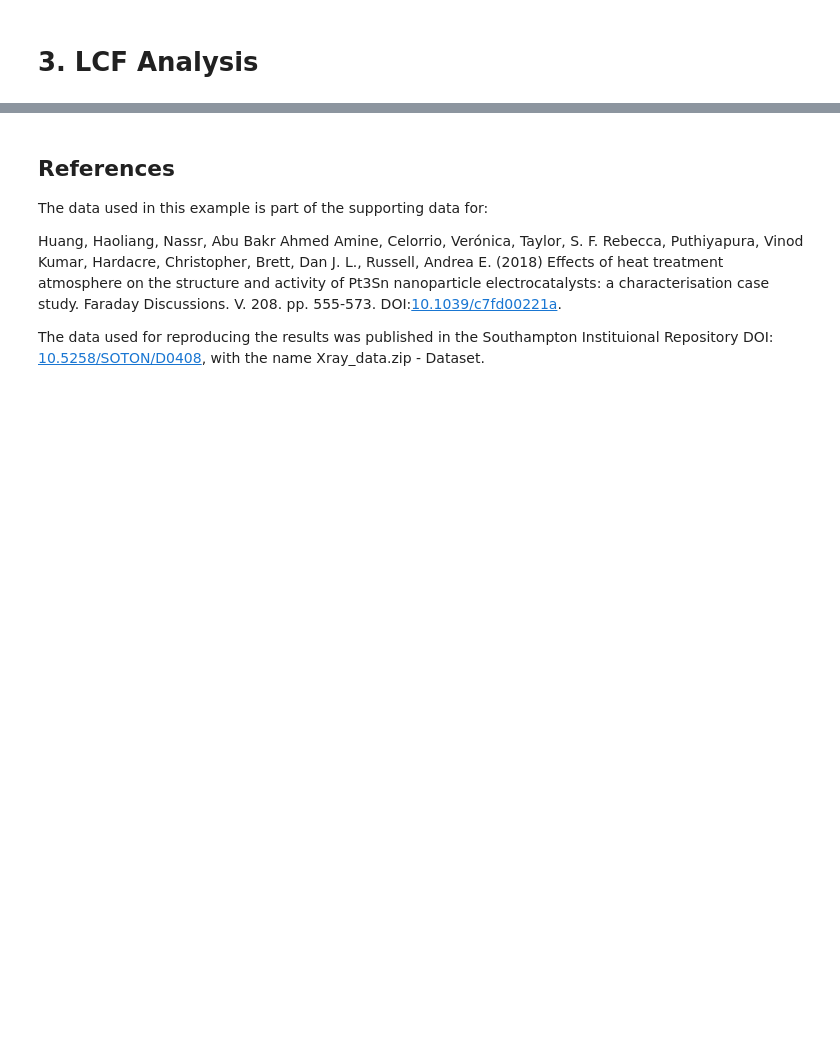
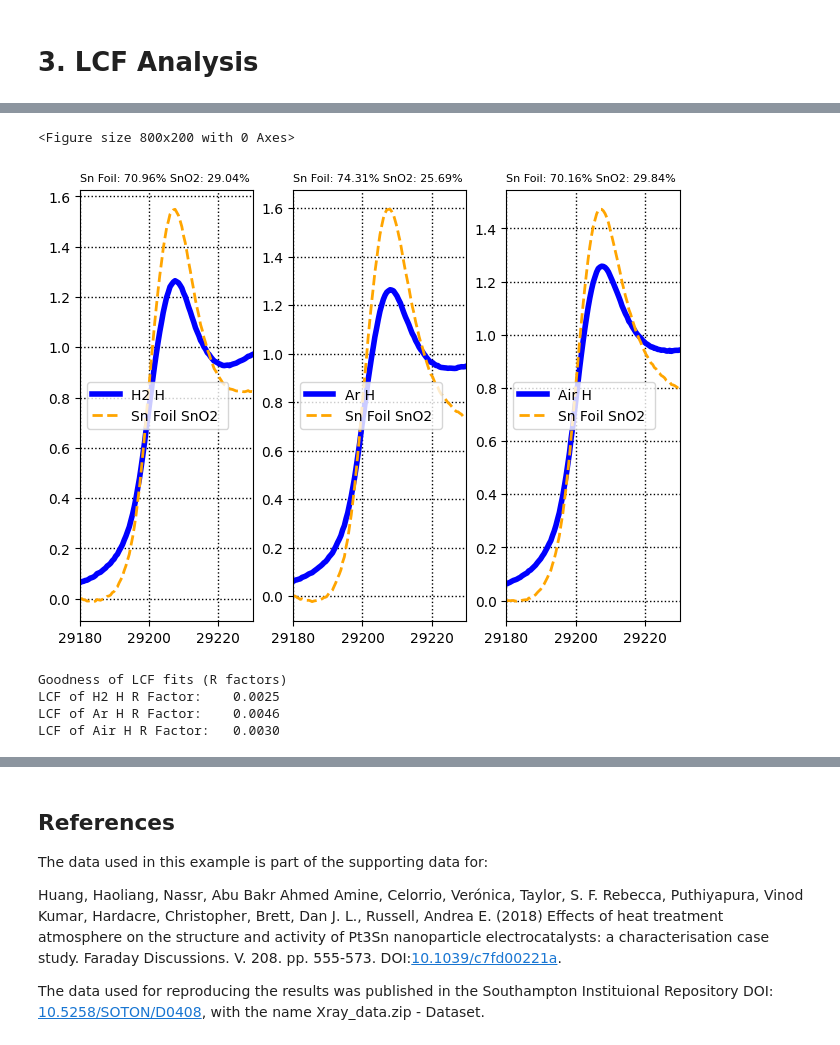
Before and after one commit to scman1/psdi_webinar, a Jupyter notebook: e03_LCF/LCF_Analysis.ipynb, the cells around one changed output, grey strips where cells are left out. Saved outputs shown, nothing was run; the diff lists cells and outputs as text; code cells hidden in the pictures; blank space fills up the shorter version.

```diff
--- a/e03_LCF/LCF_Analysis.ipynb
+++ b/e03_LCF/LCF_Analysis.ipynb
@@ -178 +159,46 @@ LCF of Air H R Factor:   0.0053
+# %%
+# get parameters for the second lcf operation
+
+reference_standard = operations_data['task_list'][1]['variables']["reference_standard"]
+
+lcf_component_names = operations_data['task_list'][1]['variables']['lcf_components']
+lcf_group_names = operations_data['task_list'][1]['variables']['lcf_groups']
+
+lower_limit = operations_data['task_list'][1]['variables']['lower_limit']
+upper_limit = operations_data['task_list'][1]['variables']['upper_limit']
+
+
+# Create a List of groups to use as components
+lcf_components = {}
+for a_component in lcf_component_names :
+    lcf_components[a_component] = snkedge_data[a_component]
+
+#create a list of groups to hold the results of the lcf
+results = []
+
+# do lcf on each of the groups listed
+for a_group in lcf_group_names:
+    min_lim = lcf_components[reference_standard].e0 + lower_limit
+    max_lim = lcf_components[reference_standard].e0 + upper_limit
+    lcf_result = athenamgr.lcf_group(snkedge_data[a_group],
+                                     list(lcf_components.values()),
+                                     fit_limits=[min_lim, max_lim])
+    lcf_result.label = "LCF of "+ a_group
+    results.append([snkedge_data[a_group],lcf_result])
+
+# plot the lcf results
+custom_plots.compare_lcf_plot(results)
+plt.show()
+
+print("Goodness of LCF fits (R factors)")
+
+for a_result in results:
+        print (a_result[1].label + " R Factor:\t", "%.4f" % a_result[1].rfactor)
+# %% [output]
+<Figure size 800x200 with 0 Axes>
+[figure, added]
+Goodness of LCF fits (R factors)
+LCF of H2 H R Factor:    0.0025
+LCF of Ar H R Factor:    0.0046
+LCF of Air H R Factor:   0.0030
 # %% [markdown]
```
Also changed, not shown: parts of 10 cells of this notebook, 4 other files.
